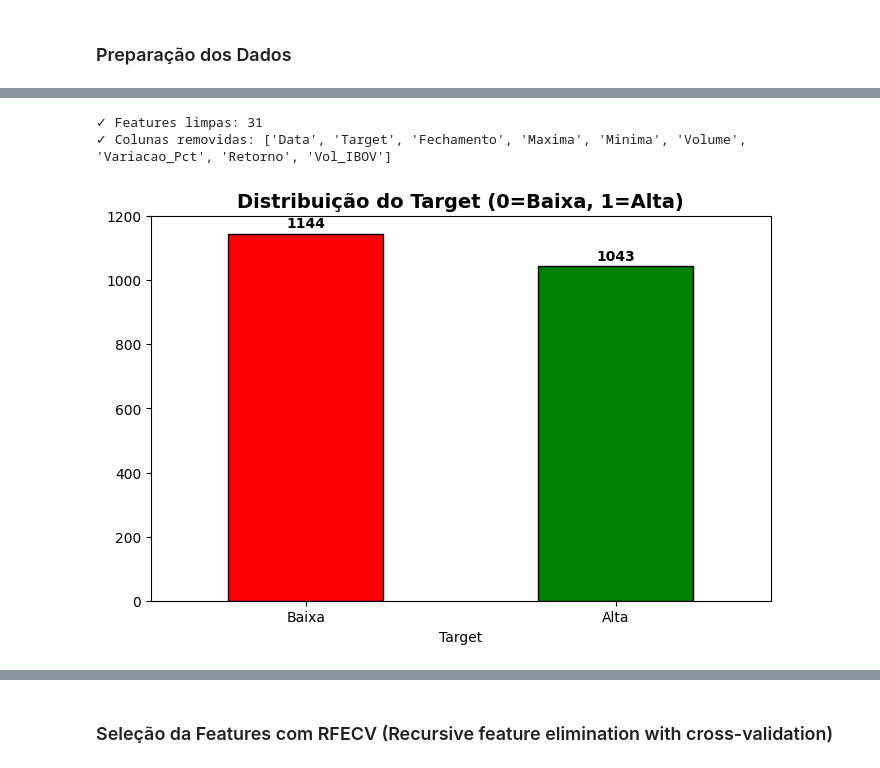
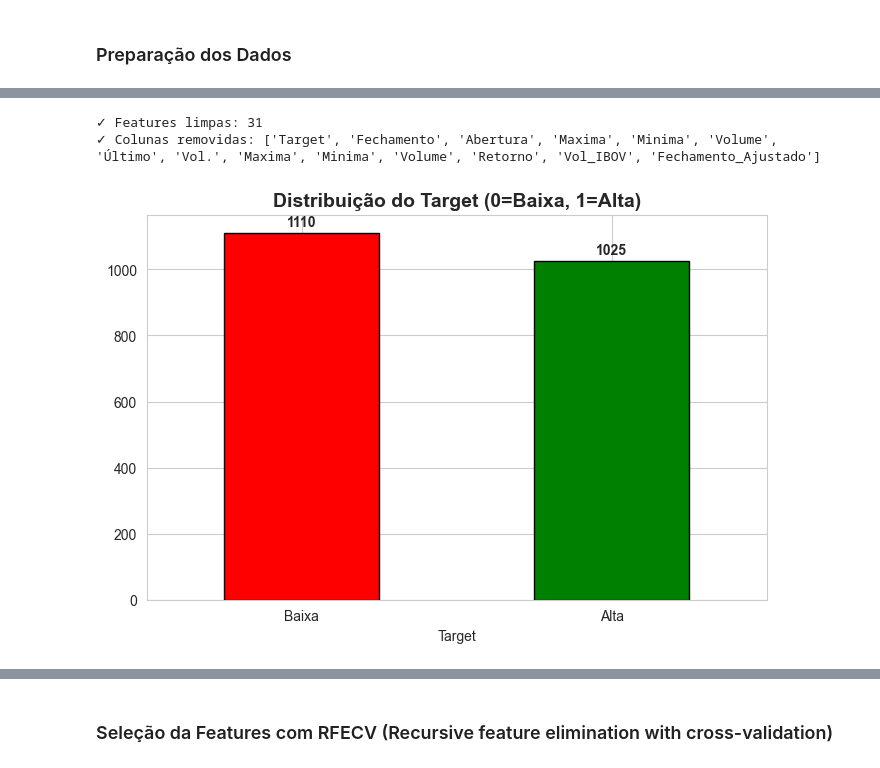
Before and after one commit to DeleteTableSemWhere/FIAP_TC_2-Machine_Learning_and_Time_series, a Jupyter notebook: Preditivo_IBOVESPA_versao_ok.ipynb, the cells around one changed output, grey strips where cells are left out. Saved outputs shown, nothing was run; the diff lists cells and outputs as text; code cells hidden in the pictures.

```diff
--- a/Preditivo_IBOVESPA_versao_ok.ipynb
+++ b/Preditivo_IBOVESPA_versao_ok.ipynb
@@ -39,8 +146,8 @@ from sklearn.metrics import accuracy_score, classification_report, confusion_mat
 # %%
 # Bloco 2 Importando dados IBOVESPA
 
-ibov = pd.read_csv('C:\\Users\\Jonat\\Downloads\\FIAP_TC_2-Machine_Learning_and_Time_series-main (1)\\FIAP_TC_2-Machine_Learning_and_Time_series-main\\data\\Dados Históricos - Ibovespa (1).csv', sep=',')
+# ibov = pd.read_csv('C:\\Users\\Jonat\\Downloads\\FIAP_TC_2-Machine_Learning_and_Time_series-main (1)\\FIAP_TC_2-Machine_Learning_and_Time_series-main\\data\\Dados Históricos - Ibovespa (1).csv', sep=',')
 
-print(f"✓ Dados carregados: {len(ibov)} registros de IBOVESPA \n")
+# print(f"✓ Dados carregados: {len(ibov)} registros de IBOVESPA \n")
 
-ibov.head()
+# ibov.tail()
@@ -444,7 +577,7 @@ def adicionar_features_tecnicas(df):
     # Removemos Máxima e Mínima da memória para garantir que nenhuma
     # fórmula acesse esses dados proibidos.
     # ---------------------------------------------------------
-    df.drop(columns=['Maxima', 'Minima', 'High', 'Low'], errors='ignore', inplace=True)
+    df.drop(columns=['Máxima', 'Minima', 'High', 'Low'], errors='ignore', inplace=True)
 
     # 2. Features de Preço Base (Ontem)
     df['Close_D1'] = df['Fechamento'].shift(1)
@@ -638,35 +791,37 @@ print(f"✓ Linhas removidas (janela de aquecimento dos indicadores): {antes - d
 # Lógica: O Fechamento de HOJE foi maior que o de ONTEM?
 df['Target'] = (df['Fechamento'] > df['Fechamento'].shift(1)).astype(int)
 
 # Removemos linhas com NaN gerados pelo shift
 df = df.dropna()
 
 # Definição das features (X) e dependente (y)
 # REMOVENDO TODAS AS COLUNAS QUE CONTÊM DADOS DO FUTURO/PRESENTE
 cols_proibidas = [
-    'Data', 'Target',
-    'Fechamento', 'Maxima', 'Minima', 'Volume', 'Variacao_Pct', # Dados originais de hoje
-    'Retorno', 'Vol_IBOV' # Features criadas na EDA que usam dados de hoje (O ESPIÃO ESTAVA AQUI!)
+    'Target',
+    'Fechamento', 'Abertura', 'Maxima', 'Minima', 'Volume', # Nomes Padrão
+    'Último', 'Vol.',                                       # Nomes Yahoo
+    'Maxima', 'Minima', 'Volume', 'Retorno', 'Vol_IBOV',    # Nomes Legados
+    'Fechamento_Ajustado'
 ]
 
 # Drop seguro (ignora erros se a coluna não existir)
 X = df.drop(cols_proibidas, axis=1, errors='ignore')
 y = df['Target']
 
 datas = df['Data']
 
 print(f"✓ Features limpas: {len(X.columns)}")
 print(f"✓ Colunas removidas: {cols_proibidas}")
 
 # Visualização da distribuição
 plt.figure(figsize=(8, 5))
 df['Target'].value_counts().plot(kind='bar', color=['red', 'green'], edgecolor='black')
 plt.title('Distribuição do Target (0=Baixa, 1=Alta)', fontsize=14, fontweight='bold')
 plt.xticks([0, 1], ['Baixa', 'Alta'], rotation=0)
 for i, v in enumerate(df['Target'].value_counts()):
     plt.text(i, v + 20, str(v), ha='center', fontweight='bold')
 plt.show()
 # %% [output]
 ✓ Features limpas: 31
-✓ Colunas removidas: ['Data', 'Target', 'Fechamento', 'Maxima', 'Minima', 'Volume', 'Variacao_Pct', 'Retorno', 'Vol_IBOV']
+✓ Colunas removidas: ['Target', 'Fechamento', 'Abertura', 'Maxima', 'Minima', 'Volume', 'Último', 'Vol.', 'Maxima', 'Minima', 'Volume', 'Retorno', 'Vol_IBOV', 'Fechamento_Ajustado']
-[figure, old version]
+[figure, new version]
```
Also changed, not shown: parts of 33 cells of this notebook, 13 other files.
